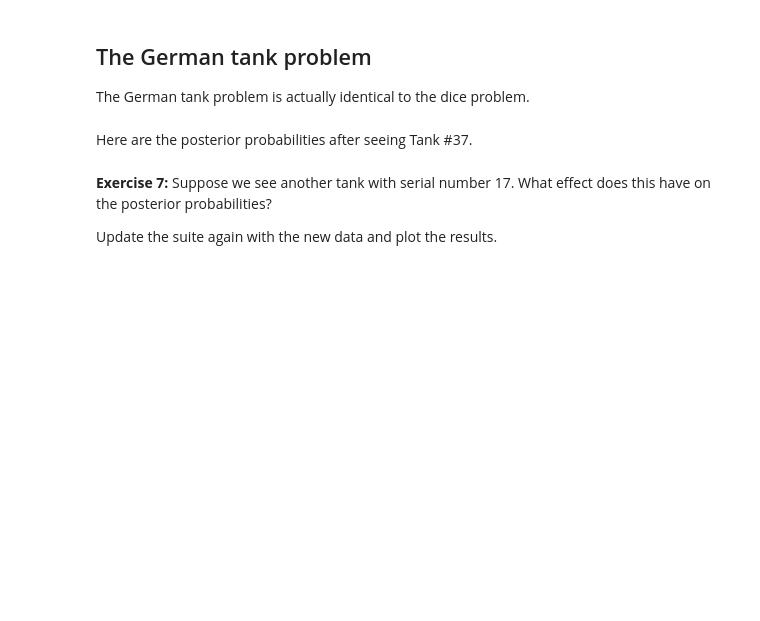
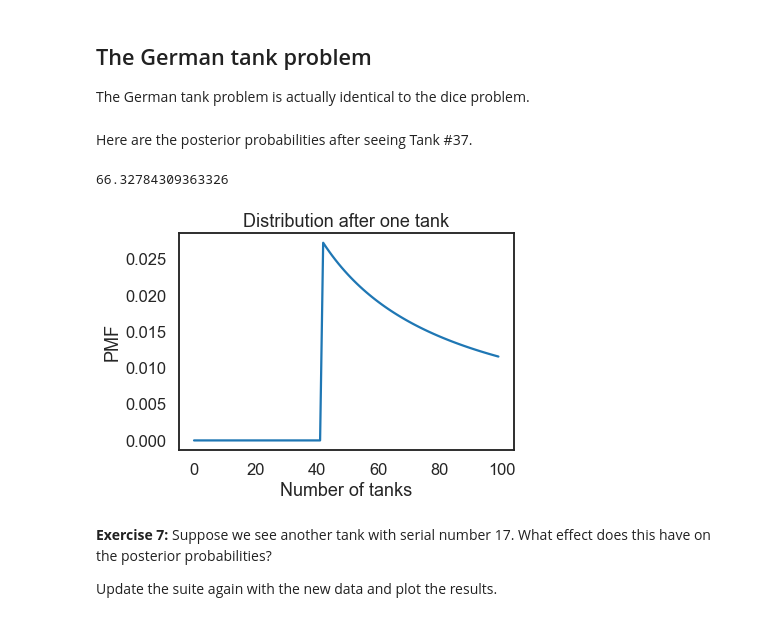
Before and after one commit to AllenDowney/BayesMadeSimple, a Jupyter notebook: workshop01soln.ipynb, the cells around one changed output. Drawn from its saved outputs; the diff is of its cells as text; code cells hidden in the pictures; blank space fills up the shorter version.

```diff
--- a/workshop01soln.ipynb
+++ b/workshop01soln.ipynb
@@ -180,13 +450,17 @@ The German tank problem
 ---
 The German tank problem is actually identical to the dice problem.
 # %%
-class Tank(Suite):
-    # hypo is the number of tanks
-    # data is an observed serial number
-    def Likelihood(self, data, hypo):
-        if data > hypo:
-            return 0
-        else:
-            return 1 / hypo
+def likelihood_tank(data, hypo):
+    """Likelihood function for the tank problem.
+
+    data: observed serial number
+    hypo: number of tanks
+
+    returns: float probability
+    """
+    if data > hypo:
+        return 0
+    else:
+        return 1 / hypo
 # %% [markdown]
 Here are the posterior probabilities after seeing Tank #37.
@@ -198,3 +467,22 @@ tank.Mean()
+# %%
+def decorate_tank(title):
+    """Labels the axes.
+
+    title: string
+    """
+    plt.xlabel('Number of tanks')
+    plt.ylabel('PMF')
+    plt.title(title)
+# %%
+tank = pmf_from_seq(range(100))
+tank.update(likelihood_tank, 42)
+tank.plot()
+decorate_tank('Distribution after one tank')
+
+tank.mean()
+# %% [output]
+66.32784309363326
+[figure, added]
 # %% [markdown]
 **Exercise 7:**  Suppose we see another tank with serial number 17.  What effect does this have on the posterior probabilities?
 
```
Also changed, not shown: parts of 73 cells of this notebook, 3 other files.
